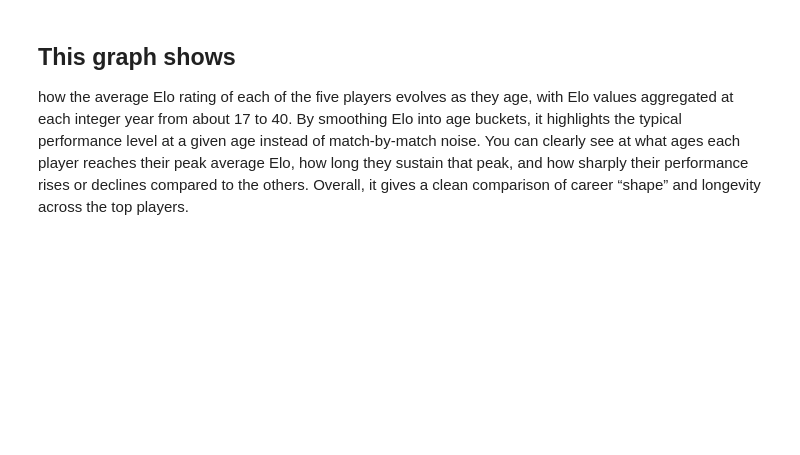
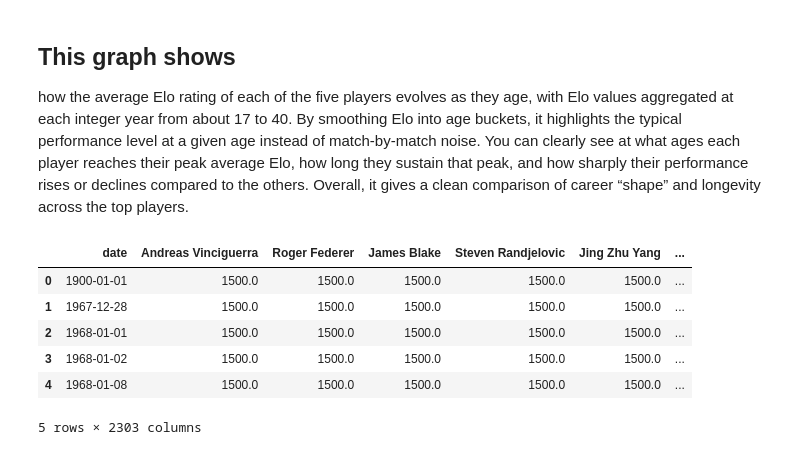
Before and after one commit to San-gularity/Tennis_ATP, a Jupyter notebook: Tennis_ATP.ipynb, the cells around one changed output. Cells and saved outputs as stored; diff of their text form; code cells hidden in the pictures; blank space fills up the shorter version.

```diff
--- a/Tennis_ATP.ipynb
+++ b/Tennis_ATP.ipynb
@@ -1197,0 +1189,10 @@ how the average Elo rating of each of the five players evolves as they age, with
+# %%
+all_data.head()
+# %% [output]
+|  | date | Andreas Vinciguerra | Roger Federer | James Blake | Steven Randjelovic | Jing Zhu Yang | ... |
+| 0 | 1900-01-01 | 1500.0 | 1500.0 | 1500.0 | 1500.0 | 1500.0 | ... |
+| 1 | 1967-12-28 | 1500.0 | 1500.0 | 1500.0 | 1500.0 | 1500.0 | ... |
+| 2 | 1968-01-01 | 1500.0 | 1500.0 | 1500.0 | 1500.0 | 1500.0 | ... |
+| 3 | 1968-01-02 | 1500.0 | 1500.0 | 1500.0 | 1500.0 | 1500.0 | ... |
+| 4 | 1968-01-08 | 1500.0 | 1500.0 | 1500.0 | 1500.0 | 1500.0 | ... |
+5 rows × 2303 columns
```
Also changed, not shown: parts of 6 cells of this notebook, 6 other files.
